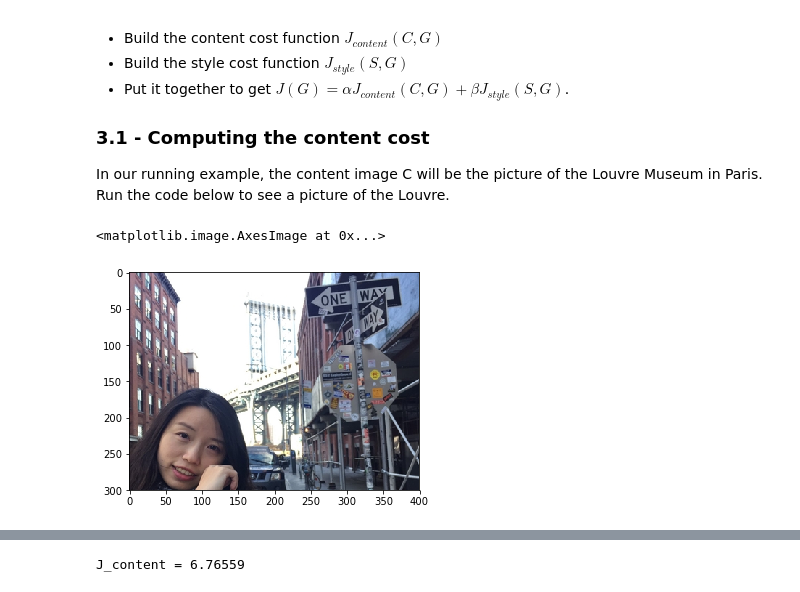
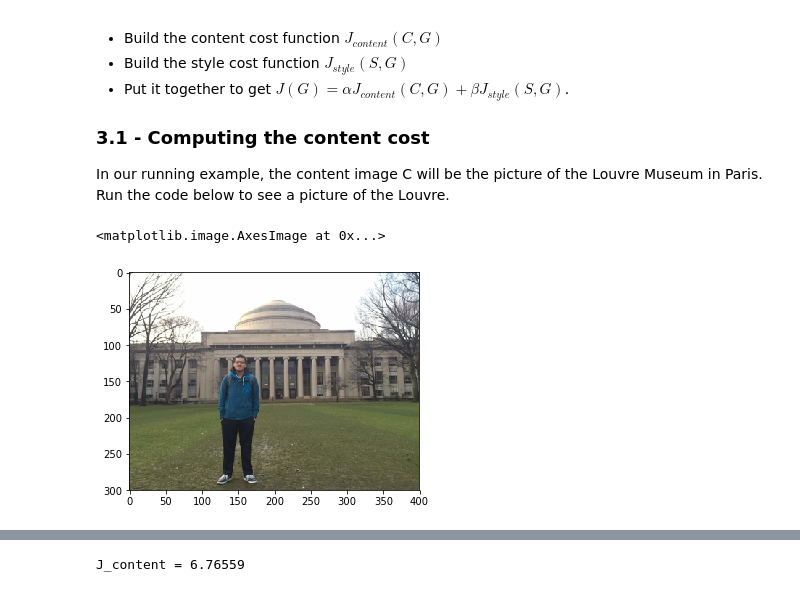
Before and after one commit to JC-Cheng/Coursera_DL, a Jupyter notebook: Convolutional Neural Networks/week4/Art+Generation+with+Neural+Style+Transfer+-+v2.ipynb, the cells around one changed output, grey strips where cells are left out. Drawn from its saved outputs; the diff is of its cells as text; code cells hidden in the pictures.

```diff
--- a/Convolutional Neural Networks/week4/Art+Generation+with+Neural+Style+Transfer+-+v2.ipynb
+++ b/Convolutional Neural Networks/week4/Art+Generation+with+Neural+Style+Transfer+-+v2.ipynb
@@ -66,11 +66,11 @@ We will build the NST algorithm in three steps:
 In our running example, the content image C will be the picture of the Louvre Museum in Paris. Run the code below to see a picture of the Louvre.
 # %%
 #content_image = scipy.misc.imread("images/louvre.jpg")
-content_image = scipy.misc.imread("images/dumbo.png")
+content_image = scipy.misc.imread("images/mit.png")
 imshow(content_image)
 # %% [output]
 <matplotlib.image.AxesImage at 0x...>
-[figure, old version]
+[figure, new version]
 # %% [markdown]
 The content image (C) shows the Louvre museum's pyramid surrounded by old Paris buildings, against a sunny sky with a few clouds.
 
```
Also changed, not shown: parts of 5 cells of this notebook, 1 other file.
